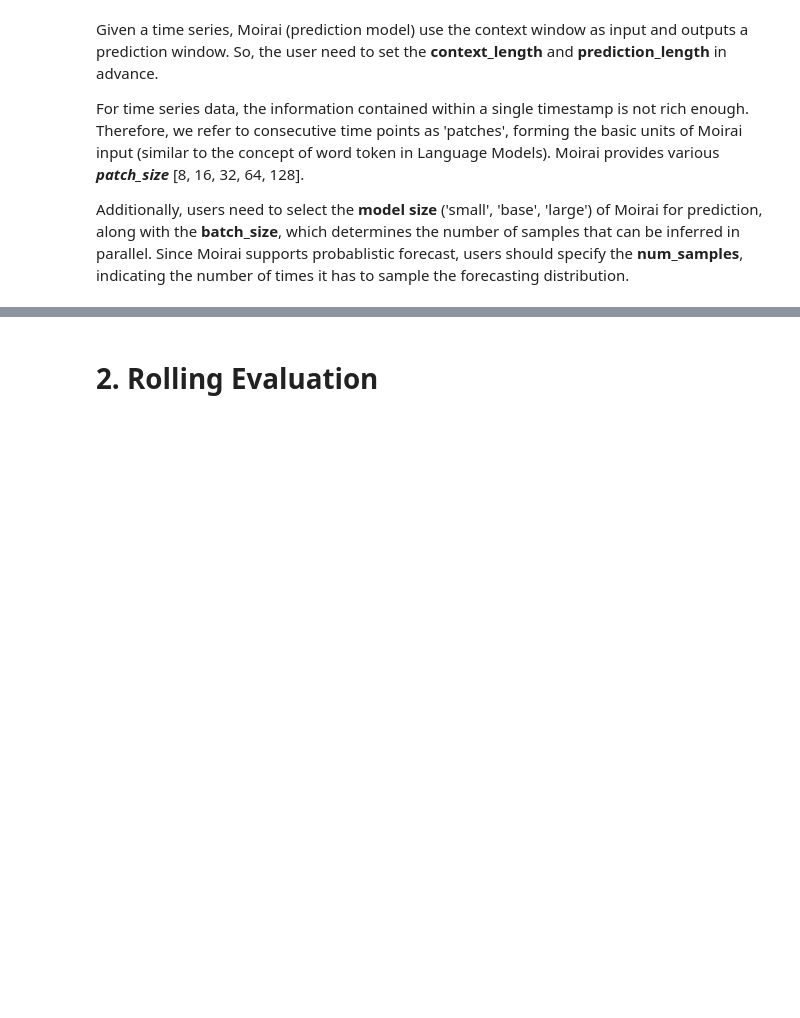
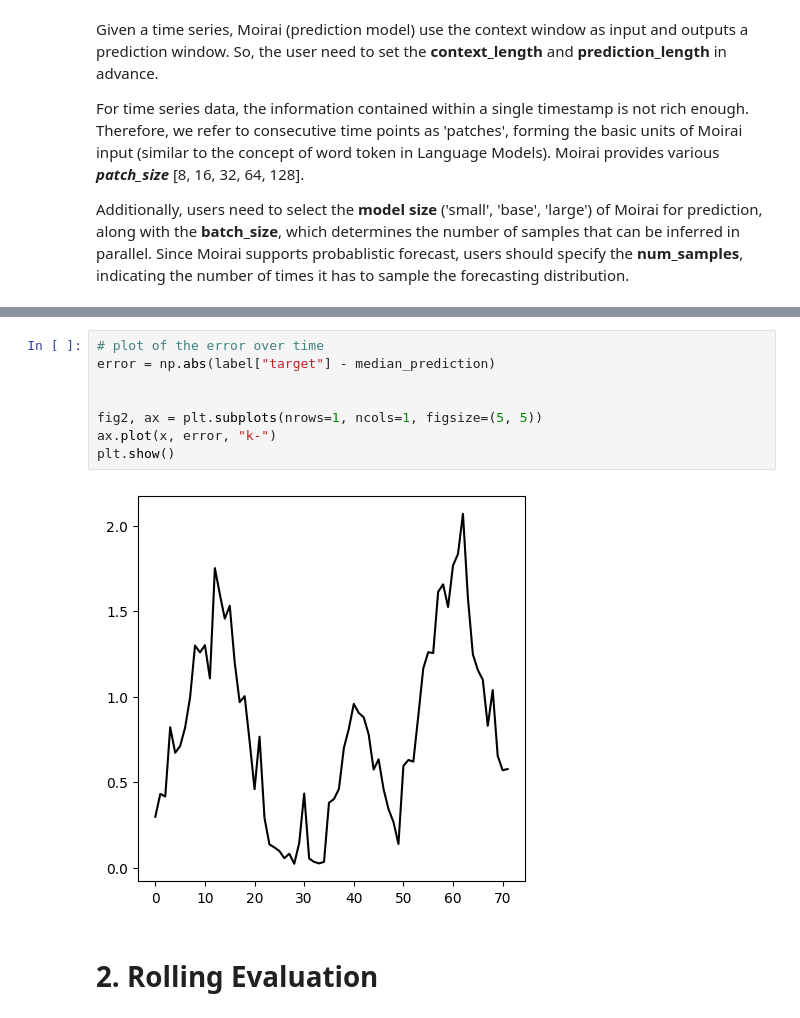
Before and after one commit to anamabo/medium-blogs, a Jupyter notebook: moirai-moe/notebooks/moirai_forecast_pandas_original.ipynb, the cells around one changed output, grey strips where cells are left out. Cells and saved outputs as stored; diff of their text form; blank space fills up the shorter version.

```diff
--- a/moirai-moe/notebooks/moirai_forecast_pandas.ipynb
+++ b/moirai-moe/notebooks/moirai_forecast_pandas_original.ipynb
@@ -114,2 +274,12 @@ ground truth:
+# %%
+# plot of the error over time
+error = np.abs(label["target"] - median_prediction)
+
+
+fig2, ax = plt.subplots(nrows=1, ncols=1, figsize=(5, 5))
+ax.plot(x, error, "k-")
+plt.show()
+# %% [output]
+[figure, added]
 # %% [markdown]
 # 2. Rolling Evaluation
```
Also changed, not shown: parts of 19 cells of this notebook, 4 other files.
